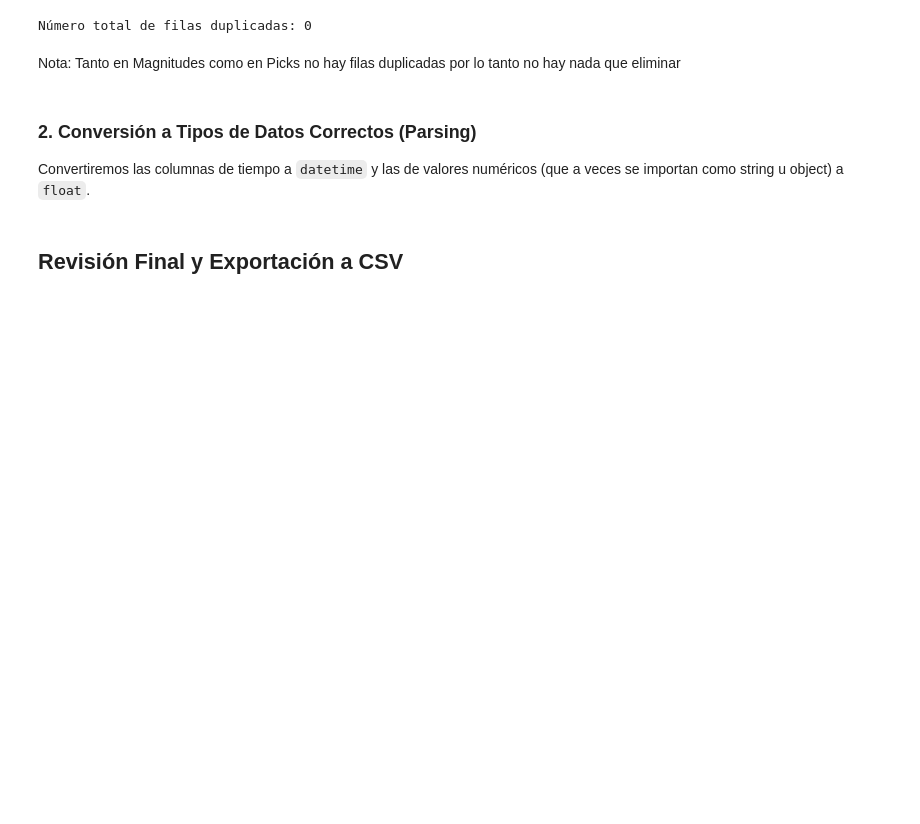
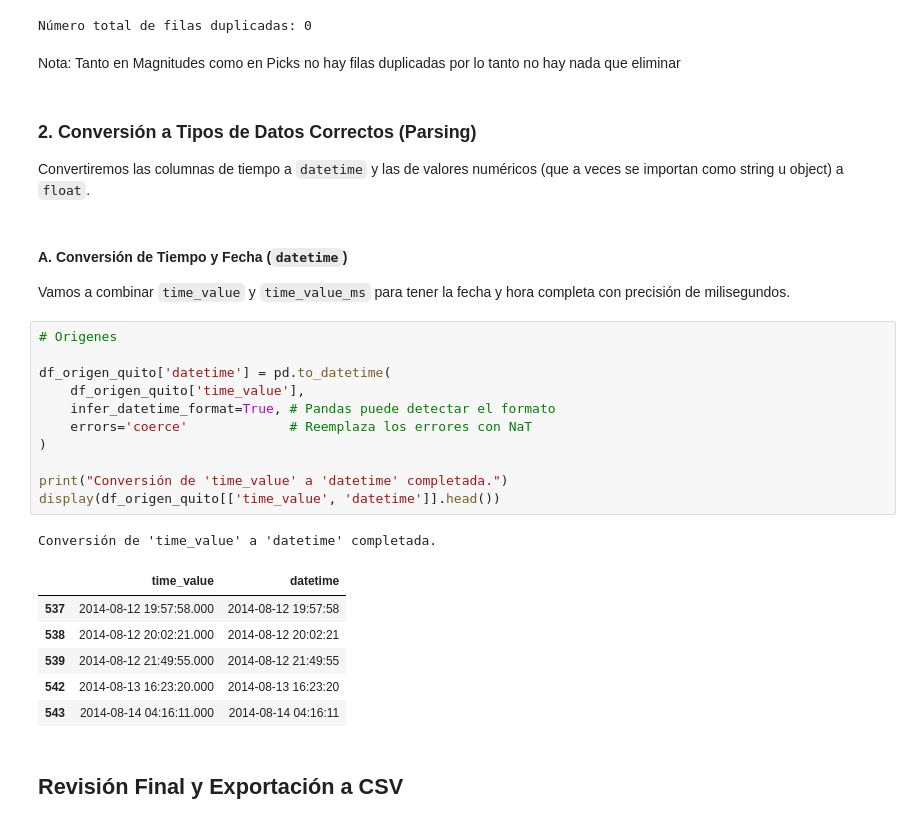
Before and after one commit to nunsongi/quito-risk-mapping-python, a Jupyter notebook: Limpieza_Sismos.ipynb, the cells around one changed output. Saved outputs shown, nothing was run; the diff lists cells and outputs as text; blank space fills up the shorter version.

```diff
--- a/Limpieza_Sismos.ipynb
+++ b/Limpieza_Sismos.ipynb
@@ -235,5 +235,27 @@ Nota: Tanto en Magnitudes como en Picks no hay filas duplicadas por lo tanto no
 ### 2. Conversión a Tipos de Datos Correctos (Parsing)
 
 Convertiremos las columnas de tiempo a `datetime` y las de valores numéricos (que a veces se importan como string u object) a `float`.
+# %% [markdown]
+#### A. Conversión de Tiempo y Fecha (`datetime`)
+Vamos a combinar `time_value` y `time_value_ms` para tener la fecha y hora completa con precisión de milisegundos.
+# %%
+# Origenes
+
+df_origen_quito['datetime'] = pd.to_datetime(
+    df_origen_quito['time_value'],
+    infer_datetime_format=True, # Pandas puede detectar el formato
+    errors='coerce'             # Reemplaza los errores con NaT
+)
+
+print("Conversión de 'time_value' a 'datetime' completada.")
+display(df_origen_quito[['time_value', 'datetime']].head())
+# %% [output]
+Conversión de 'time_value' a 'datetime' completada.
+|  | time_value | datetime |
+| 537 | 2014-08-12 19:57:58.000 | 2014-08-12 19:57:58 |
+| 538 | 2014-08-12 20:02:21.000 | 2014-08-12 20:02:21 |
+| 539 | 2014-08-12 21:49:55.000 | 2014-08-12 21:49:55 |
+| 542 | 2014-08-13 16:23:20.000 | 2014-08-13 16:23:20 |
+| 543 | 2014-08-14 04:16:11.000 | 2014-08-14 04:16:11 |
 # %% [markdown]
 ## Revisión Final y Exportación a CSV
```
